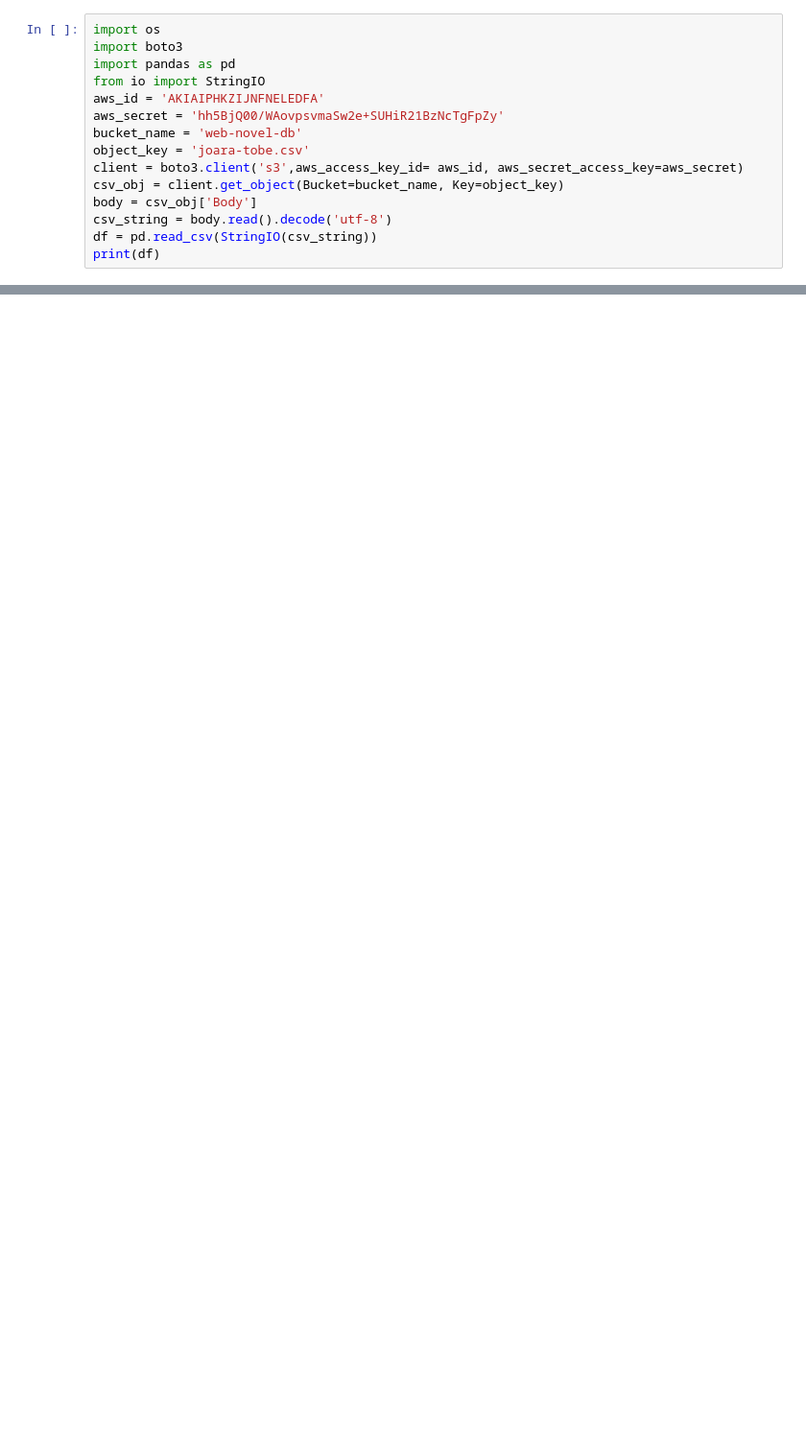
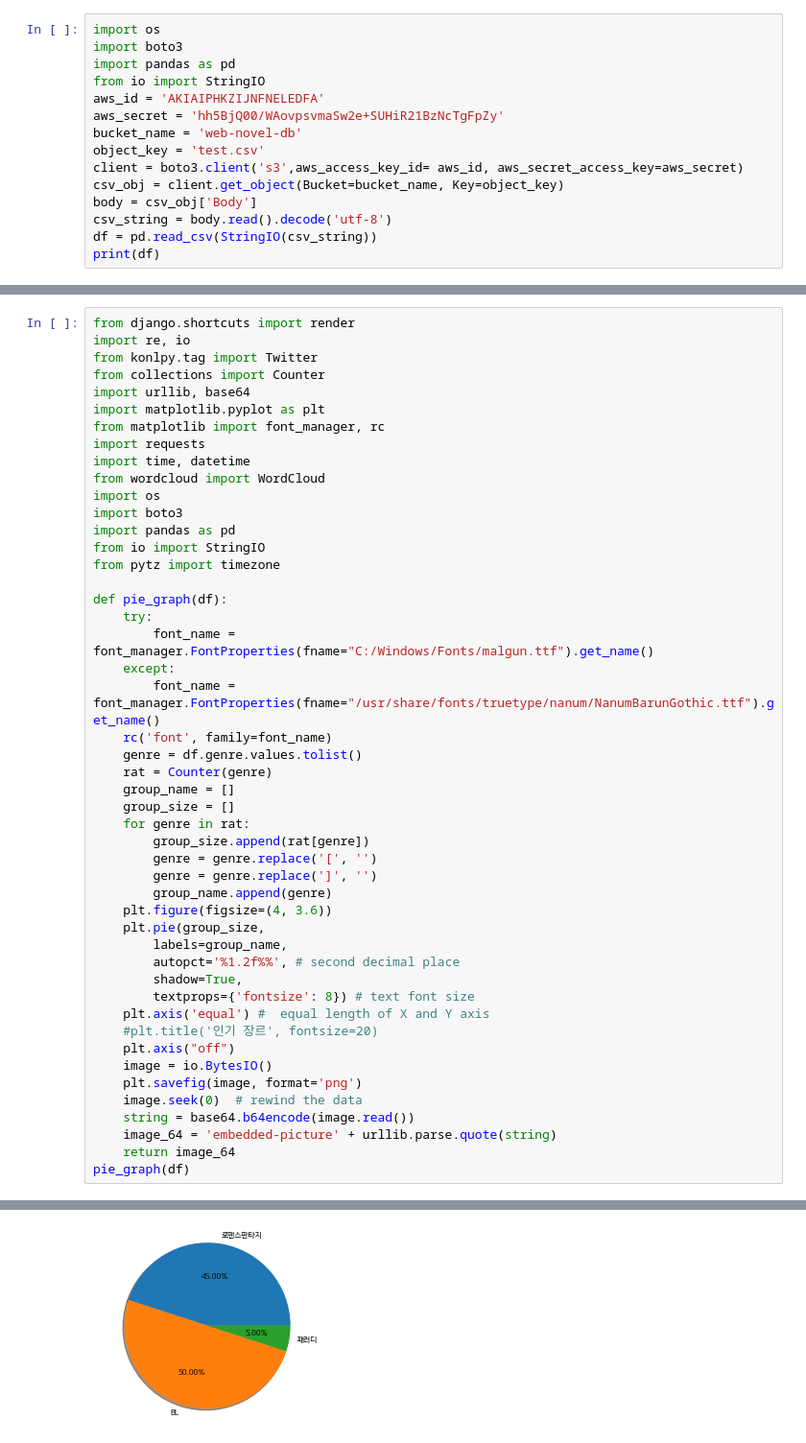
Before and after one commit to sangeun-jo/web_novel_analysis, a Jupyter notebook: web_novel_analysis/s3_test.ipynb, the cells around one changed output, grey strips where cells are left out. Shown: that part at 96% size. Saved outputs shown, nothing was run; the diff lists cells and outputs as text; blank space fills up the shorter version.

```diff
--- a/web_novel_analysis/s3_test.ipynb
+++ b/web_novel_analysis/s3_test.ipynb
@@ -6,7 +6,7 @@ from io import StringIO
 aws_id = 'AKIAIPHKZIJNFNELEDFA'
 aws_secret = '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'
 bucket_name = 'web-novel-db'
-object_key = 'joara-tobe.csv'
+object_key = 'test.csv'
 client = boto3.client('s3',aws_access_key_id= aws_id, aws_secret_access_key=aws_secret)
 csv_obj = client.get_object(Bucket=bucket_name, Key=object_key)
 body = csv_obj['Body']
@@ -118,0 +258,49 @@ filtered_genre = qs.filter(genre__iexact=gen)
+# %%
+from django.shortcuts import render
+import re, io
+from konlpy.tag import Twitter
+from collections import Counter
+import urllib, base64
+import matplotlib.pyplot as plt
+from matplotlib import font_manager, rc
+import requests
+import time, datetime
+from wordcloud import WordCloud
+import os
+import boto3
+import pandas as pd
+from io import StringIO
+from pytz import timezone
+
+def pie_graph(df):
+	try:
+		font_name = font_manager.FontProperties(fname="C:/Windows/Fonts/malgun.ttf").get_name()
+	except:
+		font_name = font_manager.FontProperties(fname="/usr/share/fonts/truetype/nanum/NanumBarunGothic.ttf").get_name()
+	rc('font', family=font_name)
+	genre = df.genre.values.tolist()
+	rat = Counter(genre)
+	group_name = []
+	group_size = []
+	for genre in rat:
+		group_size.append(rat[genre])
+		genre = genre.replace('[', '')
+		genre = genre.replace(']', '')
+		group_name.append(genre)
+	plt.figure(figsize=(4, 3.6))
+	plt.pie(group_size,
+		labels=group_name,
+		autopct='%1.2f%%', # second decimal place
+		shadow=True,
+		textprops={'fontsize': 8}) # text font size
+	plt.axis('equal') #  equal length of X and Y axis
+	#plt.title('인기 장르', fontsize=20)
+	plt.axis("off")
+	image = io.BytesIO()
+	plt.savefig(image, format='png')
+	image.seek(0)  # rewind the data
+	string = base64.b64encode(image.read())
+	image_64 = 'embedded-picture' + urllib.parse.quote(string)
+	return image_64
+pie_graph(df)
+# %% [output]
@@ -118,0 +308 @@ filtered_genre = qs.filter(genre__iexact=gen)
+[figure, added]
```
Also changed, not shown: parts of 16 cells of this notebook, 11 other files.
